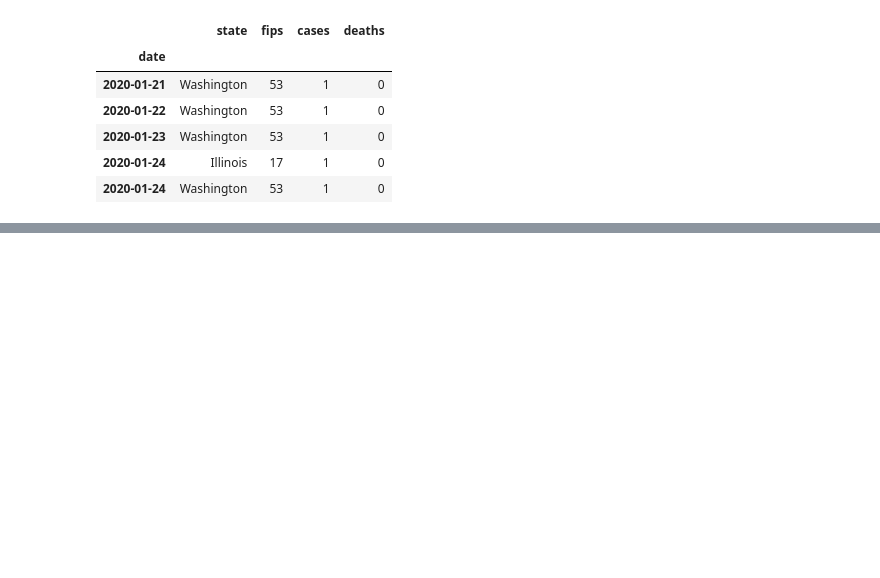
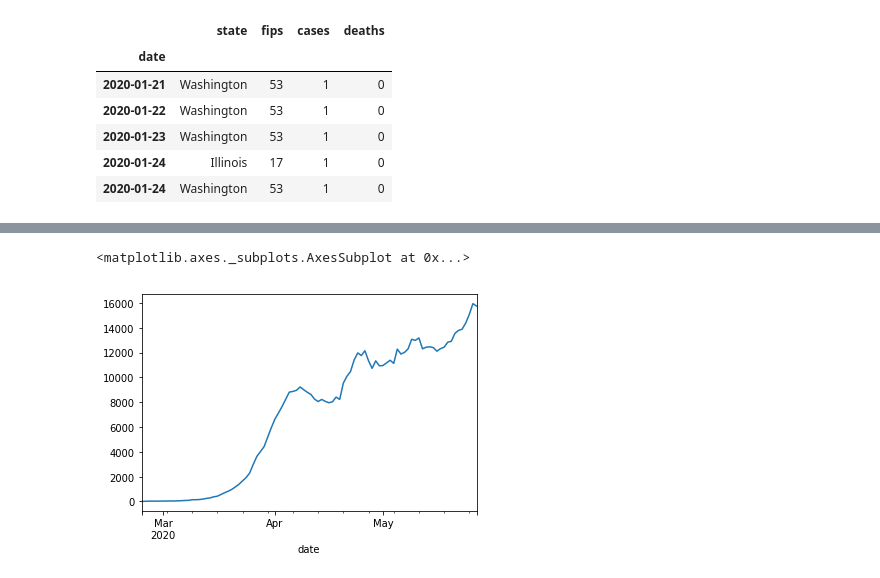
Before and after one commit to dviabhav/NYTCovidData, a Jupyter notebook: Covid19 file.ipynb, the cells around one changed output, grey strips where cells are left out. Cells and saved outputs as stored; diff of their text form; code cells hidden in the pictures; blank space fills up the shorter version.

```diff
--- a/Covid19 file.ipynb
+++ b/Covid19 file.ipynb
@@ -82,0 +85,8 @@ plt.show()
+# %%
+cal = raw_states.loc[raw_states['state'] == 'California'].cases
+NY = raw_states.loc[raw_states['state'] == 'New York'].cases
+NJ = raw_states.loc[raw_states['state'] == 'New Jersey'].cases
+cal.diff(7)[30:].plot()
+# %% [output]
+<matplotlib.axes._subplots.AxesSubplot at 0x...>
+[figure, added]
```
Also changed, not shown: parts of 6 cells of this notebook.
